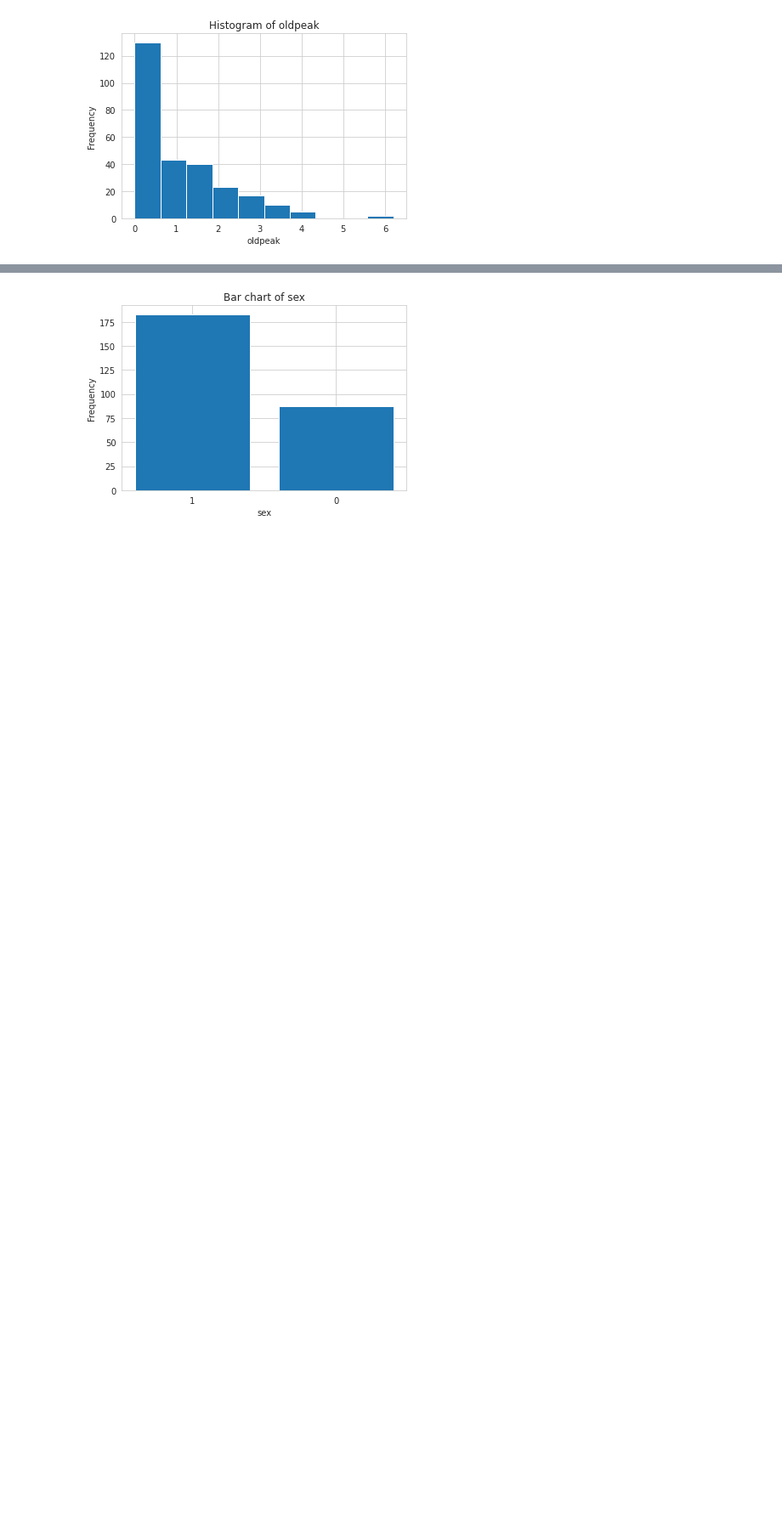
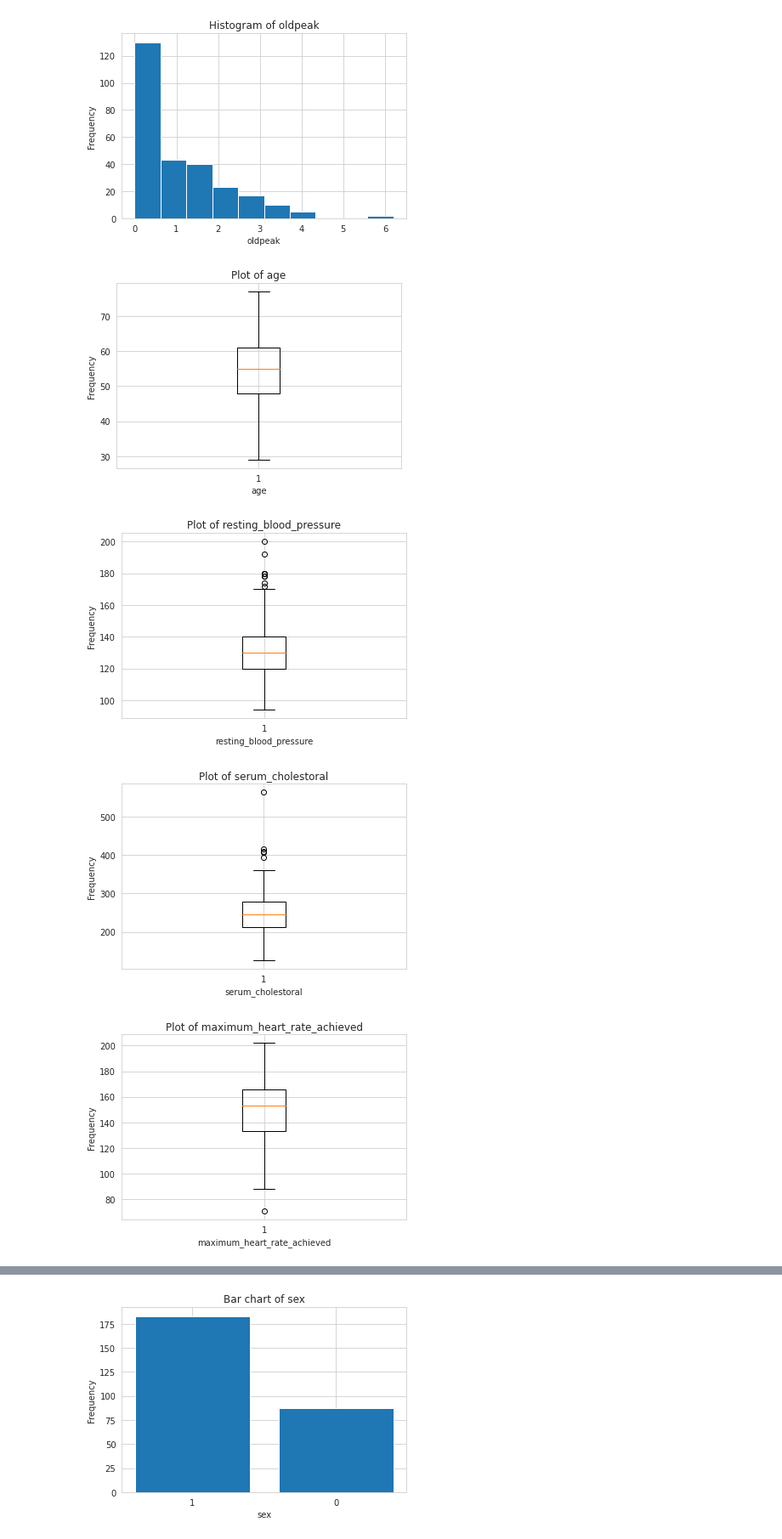
Before and after one commit to Houssem23x/Heart_disease, a Jupyter notebook: Heart.ipynb, the cells around one changed output, grey strips where cells are left out. Shown at 85% size. Cells and saved outputs as stored; diff of their text form; code cells hidden in the pictures; blank space fills up the shorter version.

```diff
--- a/Heart.ipynb
+++ b/Heart.ipynb
@@ -210,3 +237,16 @@ for col in numerical_features:
 [figure]
 [figure]
 [figure]
+# %%
+#Boxplot
+for col in numerical_features:
+  plt.boxplot(raw_data[col])
+  plt.xlabel(col)
+  plt.ylabel('Frequency')
+  plt.title('Plot of '+col)
+  plt.show()
+# %% [output]
+[figure, added]
+[figure, added]
+[figure, added]
+[figure, added]
```
Also changed, not shown: parts of 12 cells of this notebook.
